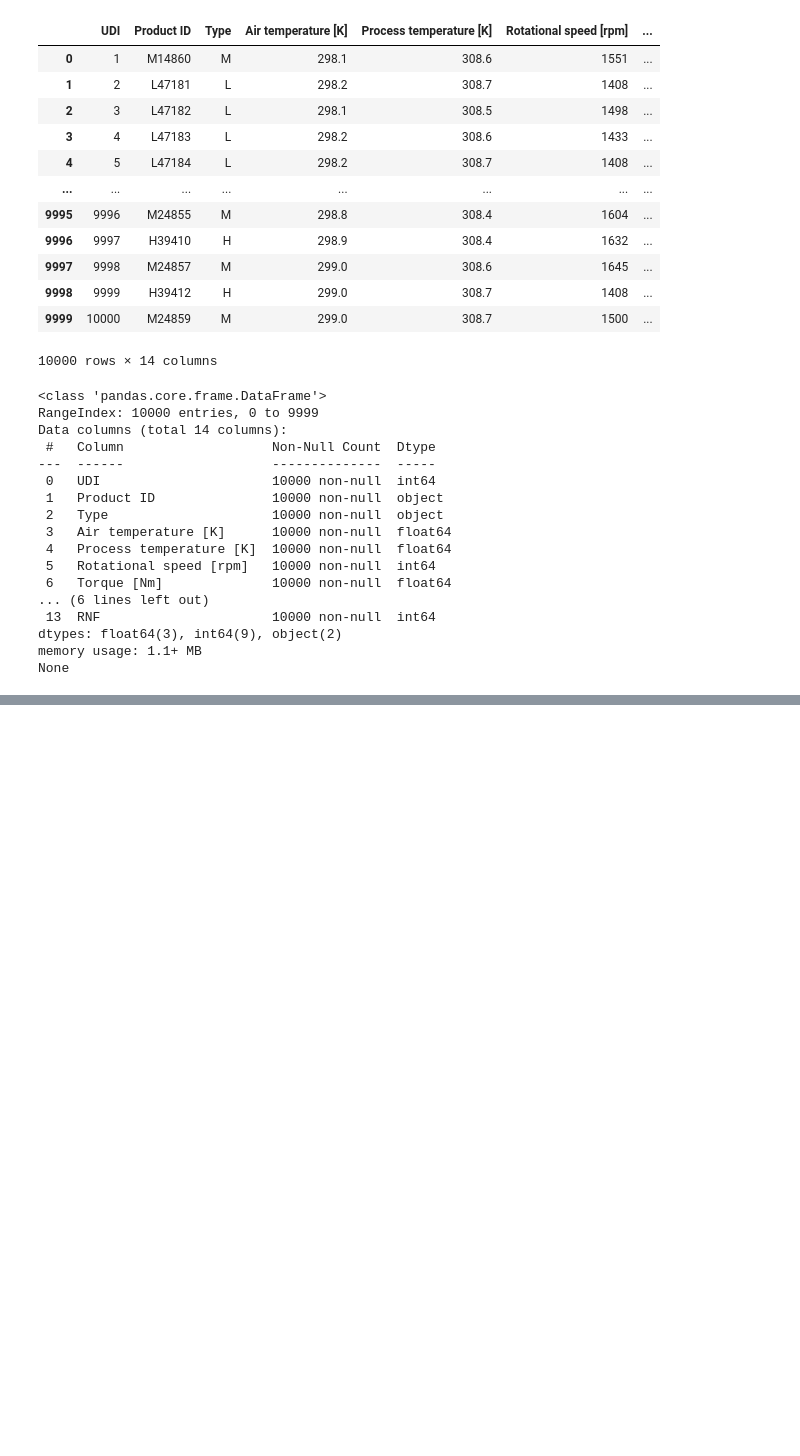
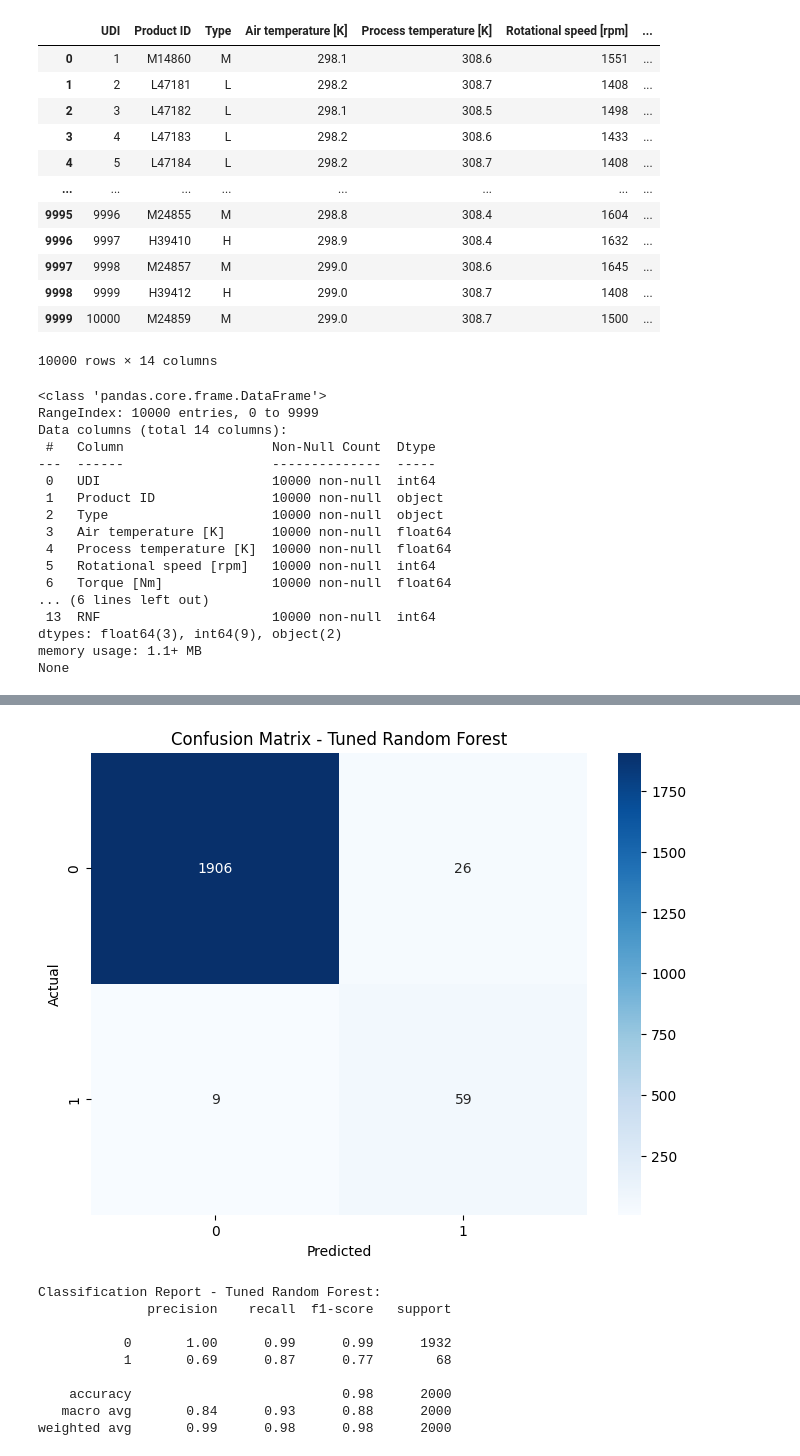
Before and after one commit to ViktorJungz/Applied-Machine-Learning-Exam, a Jupyter notebook: Main.ipynb, the cells around one changed output, grey strips where cells are left out. Drawn from its saved outputs; the diff is of its cells as text; code cells hidden in the pictures; blank space fills up the shorter version.

```diff
--- a/Main.ipynb
+++ b/Main.ipynb
@@ -235,0 +357,47 @@ weighted avg       0.99      0.99      0.99      2000
+# %%
+from sklearn.model_selection import cross_validate
+
+# Results Random Forrest
+rf_best = RandomForestClassifier(
+    n_estimators=100,
+    max_depth=None,
+    max_features='log2',
+    min_samples_leaf=1,
+    min_samples_split=2,
+    random_state=42
+)
+
+# Træn modellen på træningsdatasættet
+rf_best.fit(x_train_scaled, y_train)
+
+
+# Evaluer modellen på testdatasættet
+rf_y_prob_test = rf_best.predict_proba(x_test_scaled)[:, 1]
+rf_y_pred_test = (rf_y_prob_test >= 0.2).astype(int)  # Threshold kan justeres
+
+rf_cm = confusion_matrix(y_test, rf_y_pred_test)
+
+# Visualiser confusion matrix
+plt.figure(figsize=(8, 6))
+sns.heatmap(rf_cm, annot=True, fmt='d', cmap='Blues')
+plt.title('Confusion Matrix - Tuned Random Forest')
+plt.ylabel('Actual')
+plt.xlabel('Predicted')
+plt.show()
+
+
+
+# Print classification report
+print("Classification Report - Tuned Random Forest:")
+print(classification_report(y_test, rf_y_pred_test))
+# %% [output]
+[figure, added]
+Classification Report - Tuned Random Forest:
+              precision    recall  f1-score   support
+
+           0       1.00      0.99      0.99      1932
+           1       0.69      0.87      0.77        68
+
+    accuracy                           0.98      2000
+   macro avg       0.84      0.93      0.88      2000
+weighted avg       0.99      0.98      0.98      2000
```
Also changed, not shown: parts of 10 cells of this notebook.
